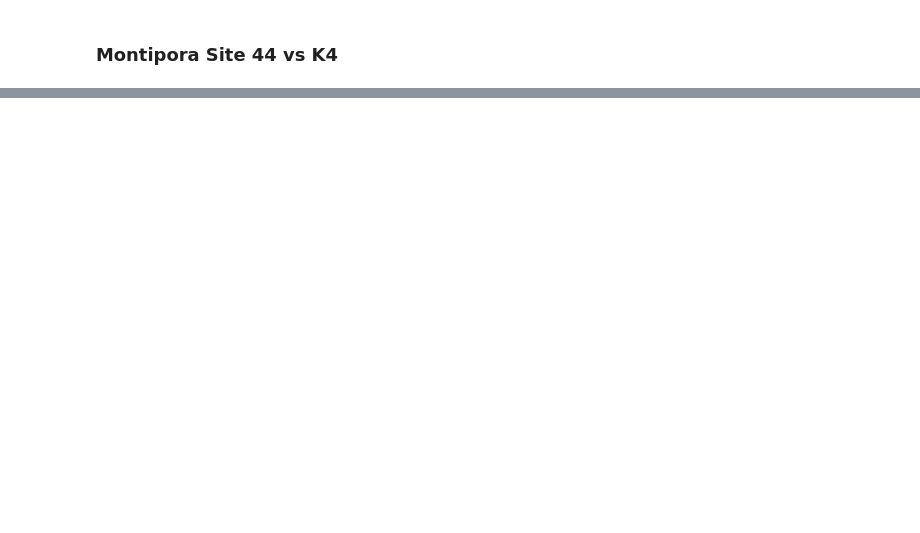
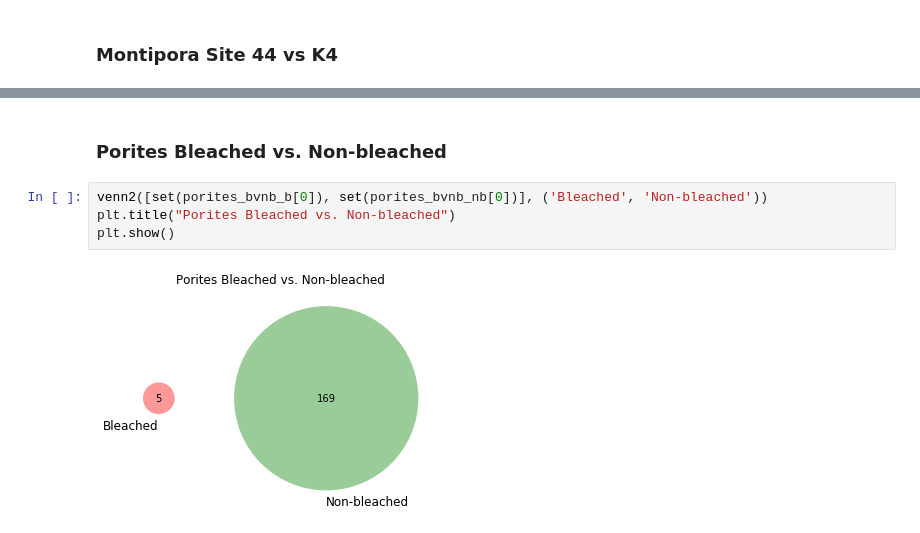
Before and after one commit to kubu4/coral_rnaseq_2017, a Jupyter notebook: analyses/coral_venn_diagrams.ipynb, the cells around one changed output, grey strips where cells are left out. Cells and saved outputs as stored; diff of their text form; blank space fills up the shorter version.

```diff
--- a/analyses/coral_venn_diagrams.ipynb
+++ b/analyses/coral_venn_diagrams.ipynb
@@ -46,0 +45,8 @@ plt.show()
+# %% [markdown]
+### Porites Bleached vs. Non-bleached
+# %%
+venn2([set(porites_bvnb_b[0]), set(porites_bvnb_nb[0])], ('Bleached', 'Non-bleached'))
+plt.title("Porites Bleached vs. Non-bleached")
+plt.show()
+# %% [output]
+[figure, added]
```
Also changed, not shown: parts of 15 cells of this notebook.
